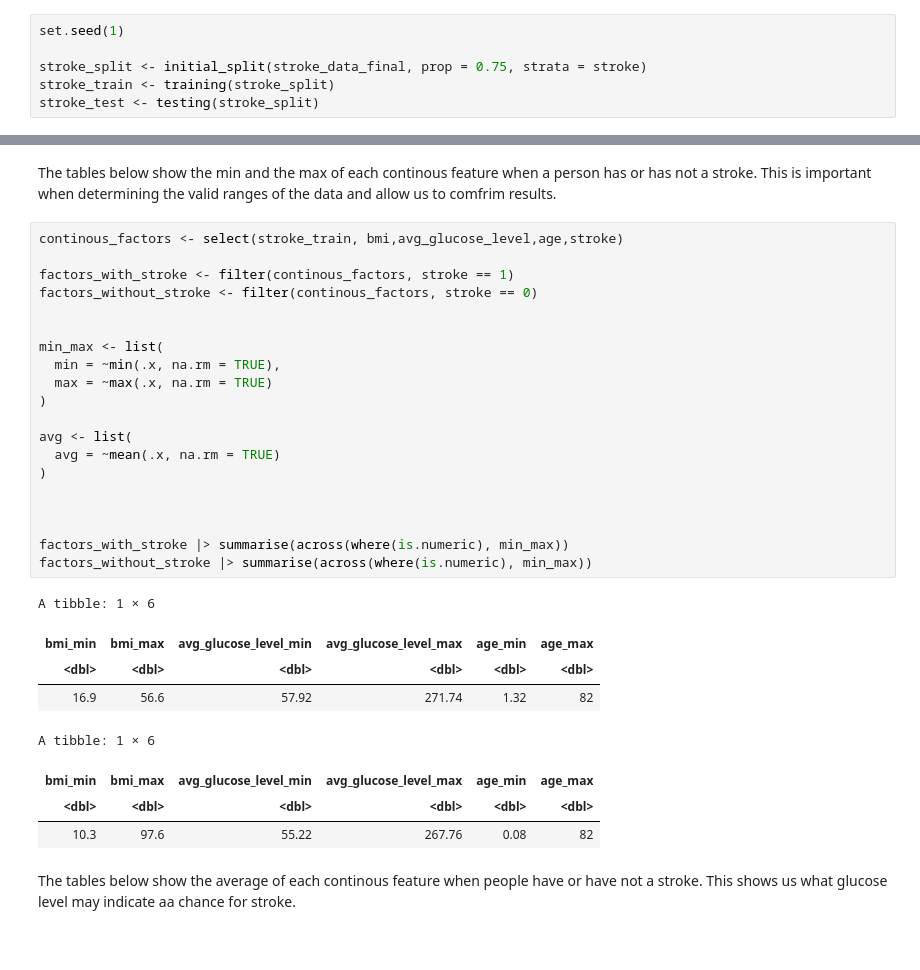
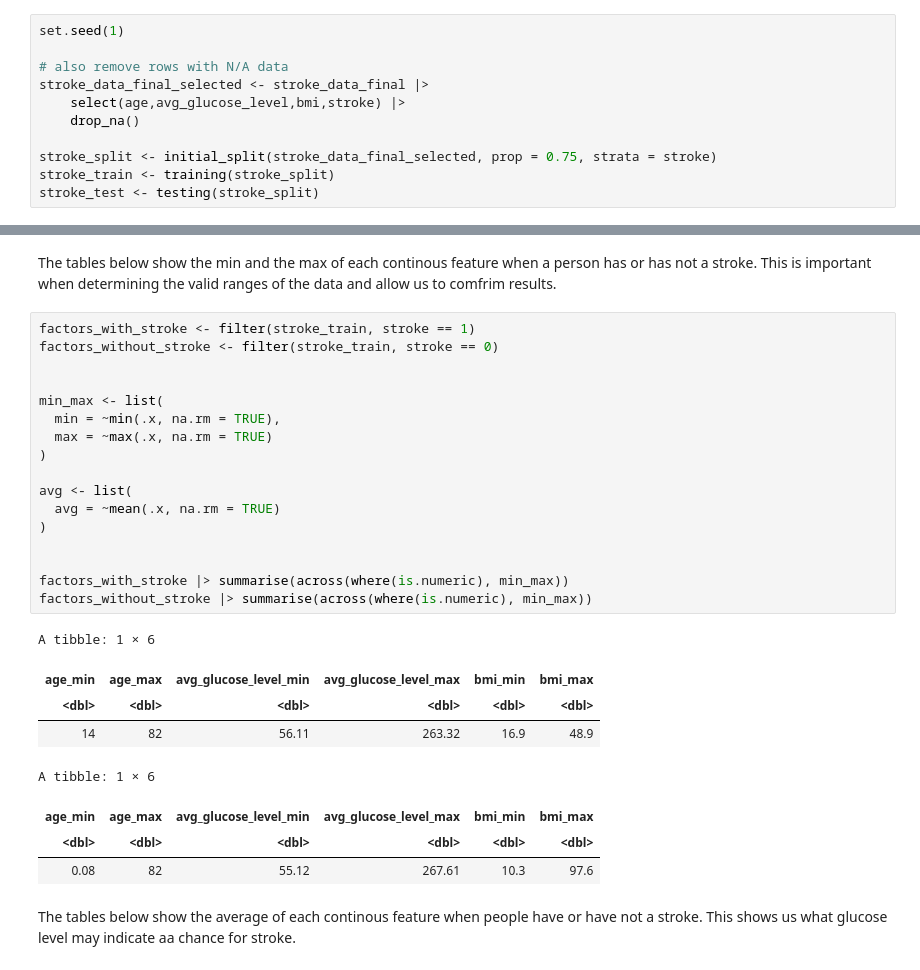
Before and after one commit to hd54/stroke, a Jupyter notebook: stroke.ipynb, the cells around one changed output, grey strips where cells are left out. Saved outputs shown, nothing was run; the diff lists cells and outputs as text.

```diff
--- a/stroke.ipynb
+++ b/stroke.ipynb
@@ -77,7 +94,12 @@ Splitting the dataset into training and testing datasets based on stroke history
 # %%
 set.seed(1)
 
-stroke_split <- initial_split(stroke_data_final, prop = 0.75, strata = stroke)
+# also remove rows with N/A data
+stroke_data_final_selected <- stroke_data_final |>
+    select(age,avg_glucose_level,bmi,stroke) |>
+    drop_na()
+
+stroke_split <- initial_split(stroke_data_final_selected, prop = 0.75, strata = stroke)
 stroke_train <- training(stroke_split)
 stroke_test <- testing(stroke_split)
 # %% [markdown]
@@ -85,34 +107,31 @@ stroke_test <- testing(stroke_split)
 # %% [markdown]
 The tables below show the min and the max of each continous feature when a person has or has not a stroke. This is important when determining the valid ranges of the data and allow us to comfrim results.
 # %%
-continous_factors <- select(stroke_train, bmi,avg_glucose_level,age,stroke)
-
-factors_with_stroke <- filter(continous_factors, stroke == 1)
-factors_without_stroke <- filter(continous_factors, stroke == 0)
+factors_with_stroke <- filter(stroke_train, stroke == 1)
+factors_without_stroke <- filter(stroke_train, stroke == 0)
 
 
 min_max <- list(
   min = ~min(.x, na.rm = TRUE),
   max = ~max(.x, na.rm = TRUE)
 )
 
 avg <- list(
   avg = ~mean(.x, na.rm = TRUE)
 )
 
 
-
 factors_with_stroke |> summarise(across(where(is.numeric), min_max))
 factors_without_stroke |> summarise(across(where(is.numeric), min_max))
 # %% [output]
 A tibble: 1 × 6
-| bmi_min | bmi_max | avg_glucose_level_min | avg_glucose_level_max | age_min | age_max |
+| age_min | age_max | avg_glucose_level_min | avg_glucose_level_max | bmi_min | bmi_max |
 | <dbl> | <dbl> | <dbl> | <dbl> | <dbl> | <dbl> |
-| 16.9 | 56.6 | 57.92 | 271.74 | 1.32 | 82 |
+| 14 | 82 | 56.11 | 263.32 | 16.9 | 48.9 |
 A tibble: 1 × 6
-| bmi_min | bmi_max | avg_glucose_level_min | avg_glucose_level_max | age_min | age_max |
+| age_min | age_max | avg_glucose_level_min | avg_glucose_level_max | bmi_min | bmi_max |
 | <dbl> | <dbl> | <dbl> | <dbl> | <dbl> | <dbl> |
-| 10.3 | 97.6 | 55.22 | 267.76 | 0.08 | 82 |
+| 0.08 | 82 | 55.12 | 267.61 | 10.3 | 97.6 |
 # %% [markdown]
 The tables below show the average of each continous feature when people have or have not a stroke. This shows us what glucose level may indicate aa chance for stroke.
 # %%
```
Also changed, not shown: parts of 16 cells of this notebook.
